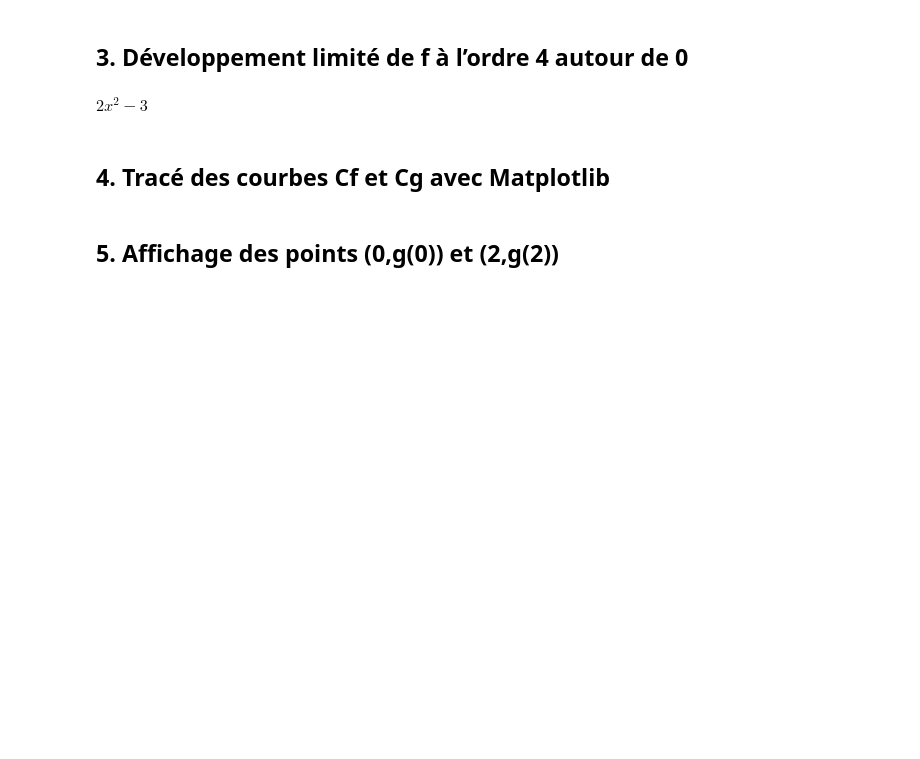
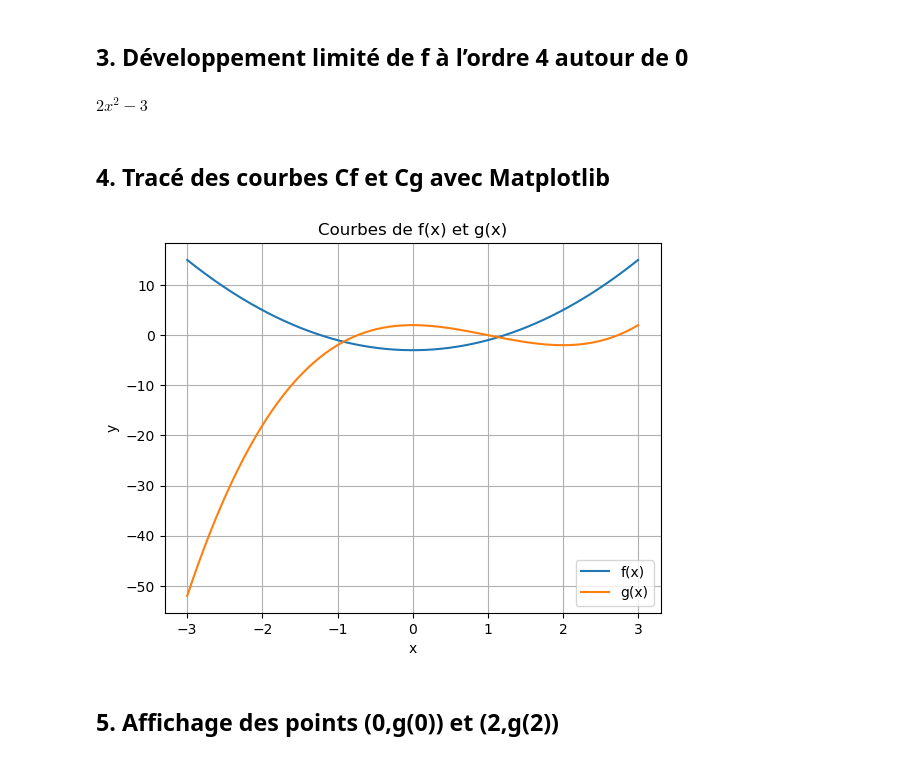
Before and after one commit to Hiba-MHADA/TD-optimisation-2026, a Jupyter notebook: correction_exercice_1.ipynb, the cells around one changed output. Cells and saved outputs as stored; diff of their text form; code cells hidden in the pictures; blank space fills up the shorter version.

```diff
--- a/correction_exercice_1.ipynb
+++ b/correction_exercice_1.ipynb
@@ -91,49 +96,51 @@ import matplotlib.pyplot as plt
 # 📌 Génération des données
 # ==========================
 # TODO : générer un vecteur X de -3 à 3 avec 400 points
-X =
+X = np.linspace(-3, 3, 400)
 
 # ==========================
 # 📌 Définition des fonctions
 # ==========================
 # TODO : définir Yf = f(x) = 2x² - 3
-Yf =
+Yf = 2*X**2 - 3
 
 # TODO : définir Yg = g(x) = x³ - 3x² + 2
-Yg =
+Yg = X**3 - 3*X**2 + 2
 
 # ==========================
 # 📌 Tracé des courbes
 # ==========================
 # TODO : tracer f(x)
-plt.plot(X, )
+plt.plot(X, Yf, label='f(x)')
 
 # TODO : tracer g(x)
-plt.plot(X, )
+plt.plot(X, Yg, label='g(x)')
 
 # ==========================
 # 📌 Personnalisation du graphe
 # ==========================
 # TODO : ajouter le label de l'axe x
-plt.xlabel('')
+plt.xlabel('x')
 
 # TODO : ajouter le label de l'axe y
-plt.ylabel('')
+plt.ylabel('y')
 
 # TODO : ajouter un titre
-plt.title('')
+plt.title('Courbes de f(x) et g(x)')
 
 # ==========================
 # 📌 Finalisation
 # ==========================
 # TODO : afficher la légende
 plt.legend()
 
 # TODO : activer la grille
 plt.grid(True)
 
 # TODO : afficher le graphique
 plt.show()
+# %% [output]
+[figure, added]
 # %% [markdown]
 ## 5. Affichage des points (0,g(0)) et (2,g(2))
 # %%
```
Also changed, not shown: parts of 6 cells of this notebook.
